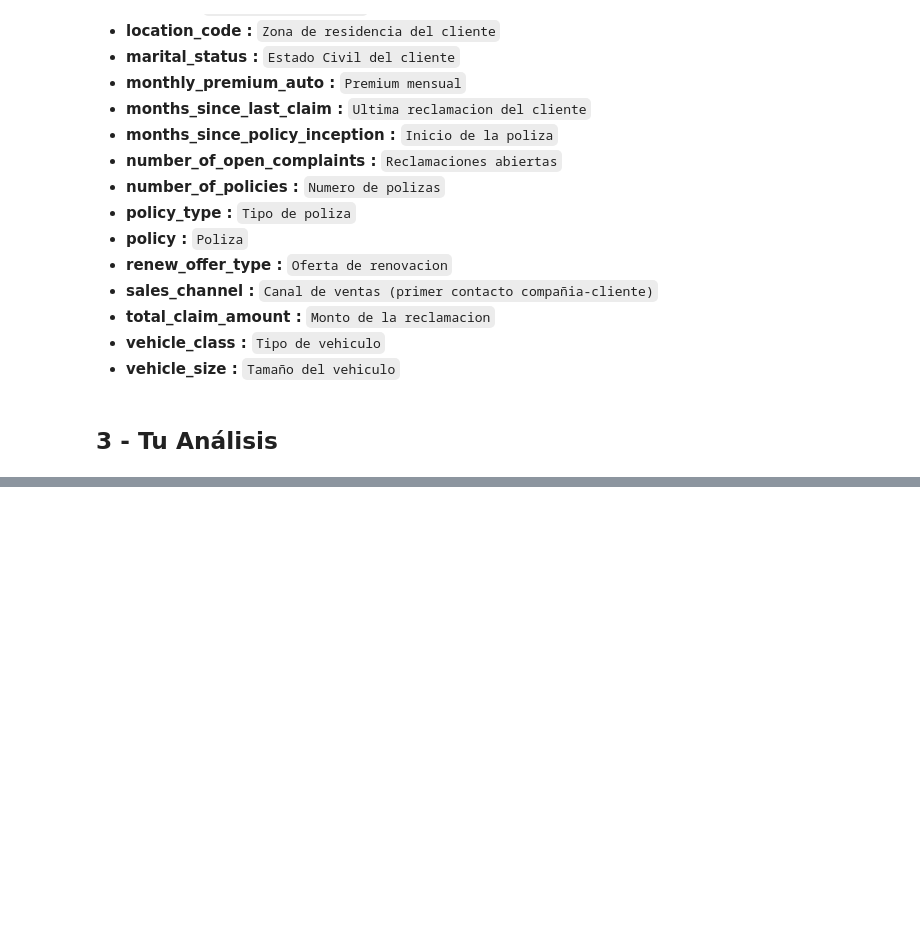
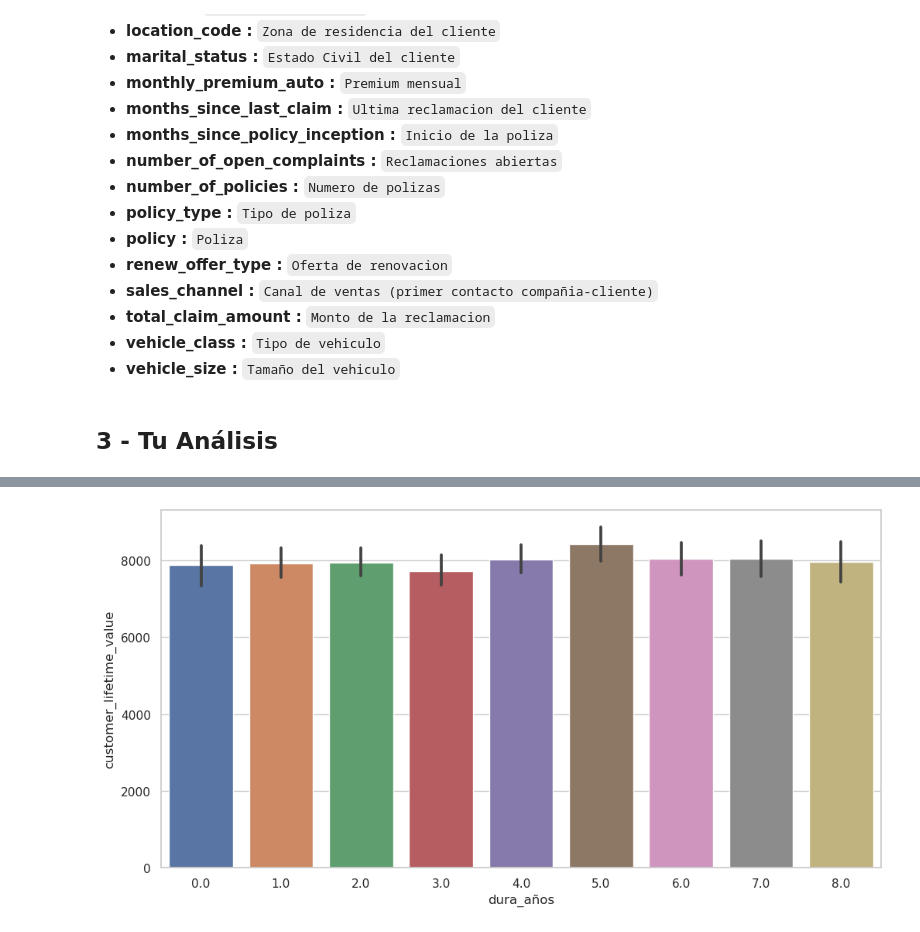
Before and after one commit to GammaTechData/Challenge-4_Real_business_case, a Jupyter notebook: main.ipynb, the cells around one changed output, grey strips where cells are left out. Cells and saved outputs as stored; diff of their text form; code cells hidden in the pictures; blank space fills up the shorter version.

```diff
--- a/main.ipynb
+++ b/main.ipynb
@@ -68,0 +193,4 @@ data.head()
+# %%
+sns.barplot(x='dura_años',y='customer_lifetime_value', data=data);
+# %% [output]
+[figure, added]
```
Also changed, not shown: parts of 48 cells of this notebook.
